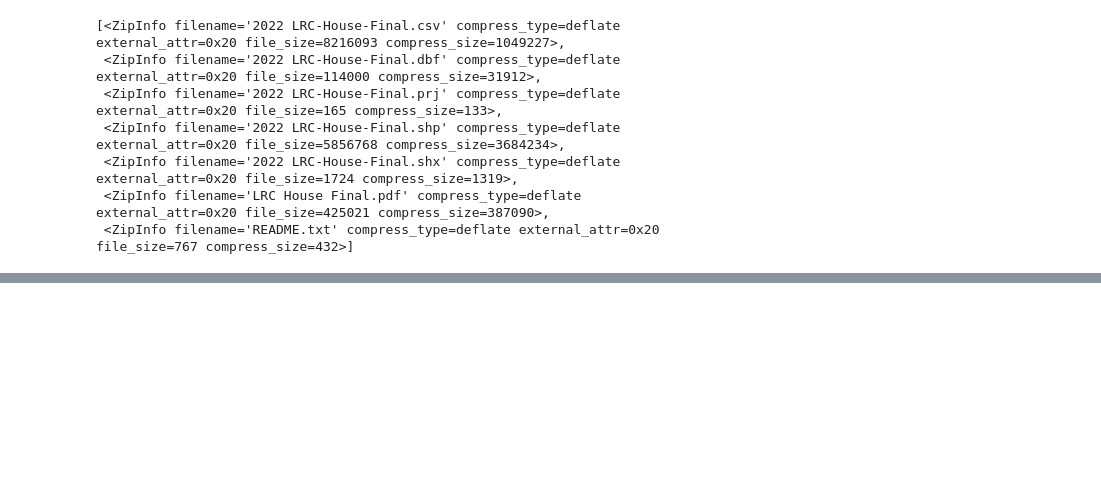
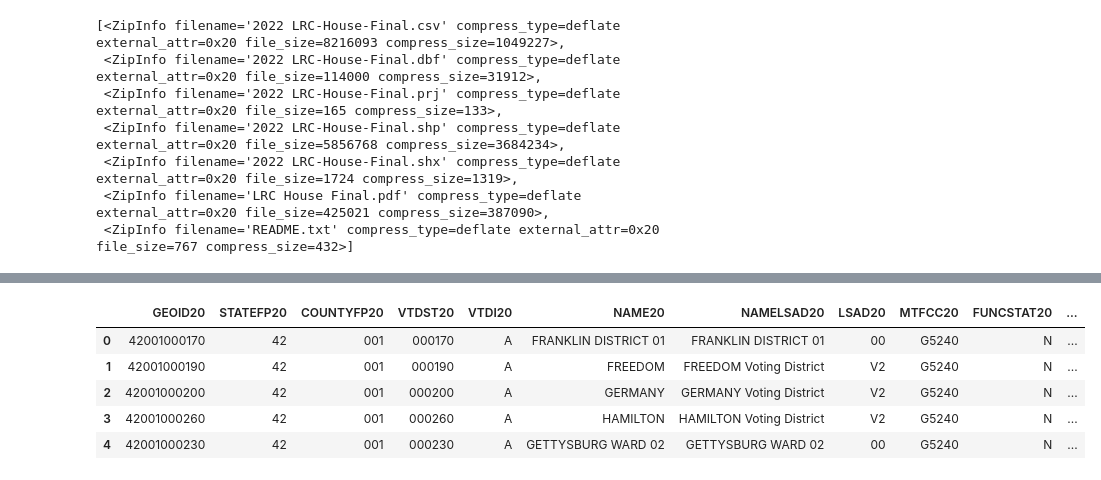
Before and after one commit to tdsmith/reverse-coattails, a Jupyter notebook: vignettes/pa.ipynb, the cells around one changed output, grey strips where cells are left out. Cells and saved outputs as stored; diff of their text form; code cells hidden in the pictures; blank space fills up the shorter version.

```diff
--- a/vignettes/pa.ipynb
+++ b/vignettes/pa.ipynb
@@ -82,0 +192,7 @@ zipfile.ZipFile(rdh / "pa/pa_sldl_adopted_2022.zip").filelist
+# %%
+sldl20 = gpd.read_file(
+    "zip://"
+    + str((tiger / "tl_2020_42_all.zip").absolute())
+    + "!tl_2020_42_sldl20.shp",
+)[["SLDLST20", "geometry"]]
+sldl20.head()
@@ -82,0 +206,85 @@ zipfile.ZipFile(rdh / "pa/pa_sldl_adopted_2022.zip").filelist
+# %%
+keep = ["GEOID20", "SLDLST20"]
+
+# VTDs are contained by a place
+sldl_within = vtds.sjoin(
+    sldl20,
+    how="inner",
+    predicate="within",
+)[keep]
+print(f"Within: {len(sldl_within)}")
+
+# VTDs contain a place
+sldl_contained = vtds.sjoin(
+    sldl20,
+    how="inner",
+    predicate="contains",
+)[keep]
+print(f"Contain: {len(sldl_contained)}")
+
+# VTDs share interior points with a place
+sldl_intersects = vtds.sjoin(
+    sldl20,
+    how="inner",
+    predicate="intersects",
+)
+
+sldl_touches = vtds.sjoin(
+    sldl20,
+    how="inner",
+    predicate="touches",
+)
+
+sldl_intersects = (
+    sldl_intersects.merge(
+        sldl_touches.assign(_dummy=1)[["GEOID20", "SLDLST20", "_dummy"]], how="left"
+    )
+    .query("_dummy != _dummy")
+    .drop(columns=["_dummy"])
+)
+sldl_intersects = (
+    sldl_intersects.merge(
+        sldl_contained.assign(_dummy=1)[["GEOID20", "SLDLST20", "_dummy"]], how="left"
+    )
+    .query("_dummy != _dummy")
+    .drop(columns=["_dummy"])
+)
+sldl_intersects = (
+    sldl_intersects.merge(
+        sldl_within.assign(_dummy=1)[["GEOID20", "SLDLST20", "_dummy"]], how="left"
+    )
+    .query("_dummy != _dummy")
+    .drop(columns=["_dummy"])
+)
+print(
+    f"Partials: {len(sldl_intersects)} ({len(sldl_intersects['GEOID20'].drop_duplicates())} unique)"
+)
+
+sldl_intersects["intersection_fraction"] = (
+    sldl_intersects.intersection(
+        sldl20.loc[sldl_intersects.index_right], align=False
+    ).area
+    / sldl_intersects.area
+)
+sldl_intersects["intersection_rank"] = sldl_intersects.groupby("GEOID20")[
+    "intersection_fraction"
+].rank(method="first", ascending=False)
+sldl_intersects = sldl_intersects.loc[sldl_intersects["intersection_rank"] == 1, keep]
+
+
+sldl_vtds = subdivisions_vtds.copy().set_index("GEOID20")
+sldl_vtds["SLDLST20"] = None
+sldl_vtds.loc[sldl_within["GEOID20"].values, "SLDLST20"] = sldl_within[
+    "SLDLST20"
+].values
+sldl_vtds.loc[sldl_contained["GEOID20"].values, "SLDLST20"] = sldl_contained[
+    "SLDLST20"
+].values
+sldl_vtds.loc[sldl_intersects["GEOID20"].values, "SLDLST20"] = sldl_intersects[
+    "SLDLST20"
+].values
+sldl_vtds.reset_index(inplace=True)
+
+assert not sldl_vtds["SLDLST20"].isnull().any()
+sldl_vtds.head()
+# %% [output]
@@ -82,0 +295,6 @@ zipfile.ZipFile(rdh / "pa/pa_sldl_adopted_2022.zip").filelist
+|  | GEOID20 | STATEFP20 | COUNTYFP20 | VTDST20 | VTDI20 | NAME20 | NAMELSAD20 | LSAD20 | MTFCC20 | FUNCSTAT20 | ... |
+| 0 | 42001000170 | 42 | 001 | 000170 | A | FRANKLIN DISTRICT 01 | FRANKLIN DISTRICT 01 | 00 | G5240 | N | ... |
+| 1 | 42001000190 | 42 | 001 | 000190 | A | FREEDOM | FREEDOM Voting District | V2 | G5240 | N | ... |
+| 2 | 42001000200 | 42 | 001 | 000200 | A | GERMANY | GERMANY Voting District | V2 | G5240 | N | ... |
+| 3 | 42001000260 | 42 | 001 | 000260 | A | HAMILTON | HAMILTON Voting District | V2 | G5240 | N | ... |
+| 4 | 42001000230 | 42 | 001 | 000230 | A | GETTYSBURG WARD 02 | GETTYSBURG WARD 02 | 00 | G5240 | N | ... |
```
Also changed, not shown: parts of 13 cells of this notebook.
